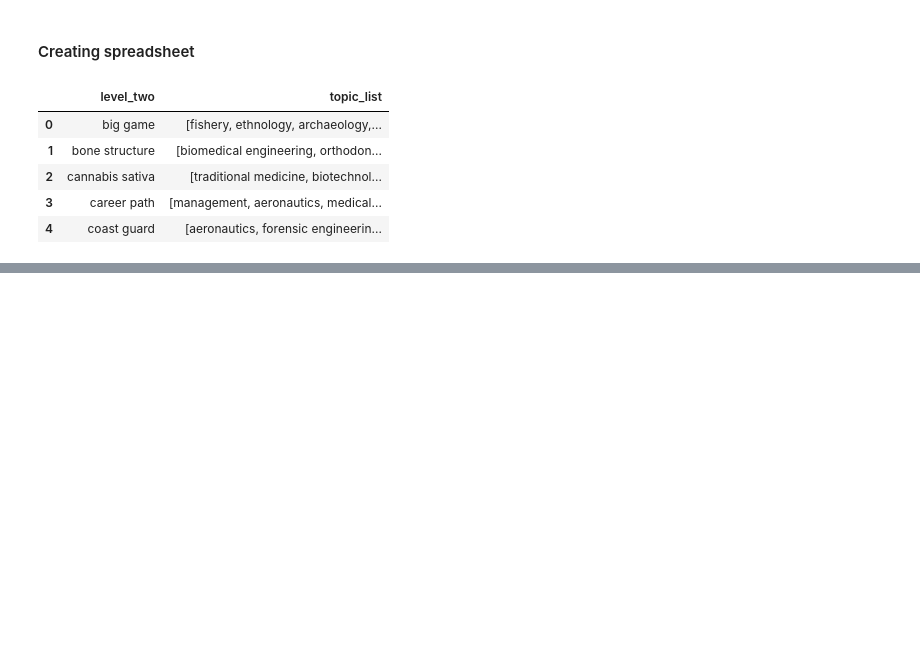
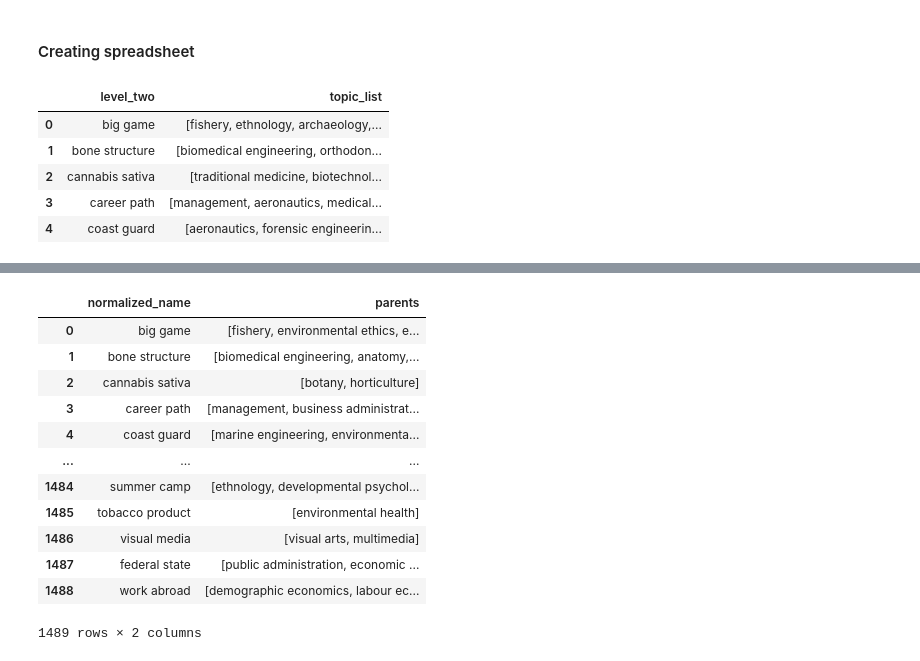
Before and after one commit to jpbarret13/MAG-model-code, a Jupyter notebook: ORPHANS/looking_into_orphans.ipynb, the cells around one changed output, grey strips where cells are left out. Cells and saved outputs as stored; diff of their text form; code cells hidden in the pictures; blank space fills up the shorter version.

```diff
--- a/ORPHANS/looking_into_orphans.ipynb
+++ b/ORPHANS/looking_into_orphans.ipynb
@@ -346,0 +422,4 @@ for_spread_3.sample(5)
+# %%
+level_2_comp = level_2_comp.merge(for_spread_2[['level_two']], how='inner', on=['level_two']).copy()
+# %%
+for_spread_2 = level_2_comp[['level_two']].merge(for_spread_2, how='inner', on=['level_two']).copy()
@@ -346,0 +430,17 @@ for_spread_3.sample(5)
+# %%
+all_L2_parents = []
+L2_orphan = []
+for i in range(level_2_comp.shape[0]):
+    true_mask = np.array(level_2_comp.iloc[i,2:-1]) == 'x'
+    parent_ops = np.array(for_spread_2.iloc[i,2:])
+    final_parents = []
+
+    final_parents = parent_ops[true_mask].tolist()
+
+    if pd.notnull(level_2_comp.iloc[i,-1]):
+        final_parents += [str(level_2_comp.iloc[i,-1])]
+
+    if len(final_parents)==0:
+        print(str(level_2_comp.iloc[i,0]))
+    all_L2_parents.append(final_parents)
+    L2_orphan.append(str(level_2_comp.iloc[i,0]))
@@ -346,0 +469,2 @@ for_spread_3.sample(5)
+# %%
+final_L2_parents = pd.DataFrame(zip(L2_orphan, all_L2_parents), columns=['normalized_name','parents'])
@@ -346,0 +473,16 @@ for_spread_3.sample(5)
+# %%
+final_L2_parents
+# %% [output]
+|  | normalized_name | parents |
+| 0 | big game | [fishery, environmental ethics, e... |
+| 1 | bone structure | [biomedical engineering, anatomy,... |
+| 2 | cannabis sativa | [botany, horticulture] |
+| 3 | career path | [management, business administrat... |
+| 4 | coast guard | [marine engineering, environmenta... |
+| ... | ... | ... |
+| 1484 | summer camp | [ethnology, developmental psychol... |
+| 1485 | tobacco product | [environmental health] |
+| 1486 | visual media | [visual arts, multimedia] |
+| 1487 | federal state | [public administration, economic ... |
+| 1488 | work abroad | [demographic economics, labour ec... |
+1489 rows × 2 columns
```
Also changed, not shown: parts of 45 cells of this notebook, 8 other files.
